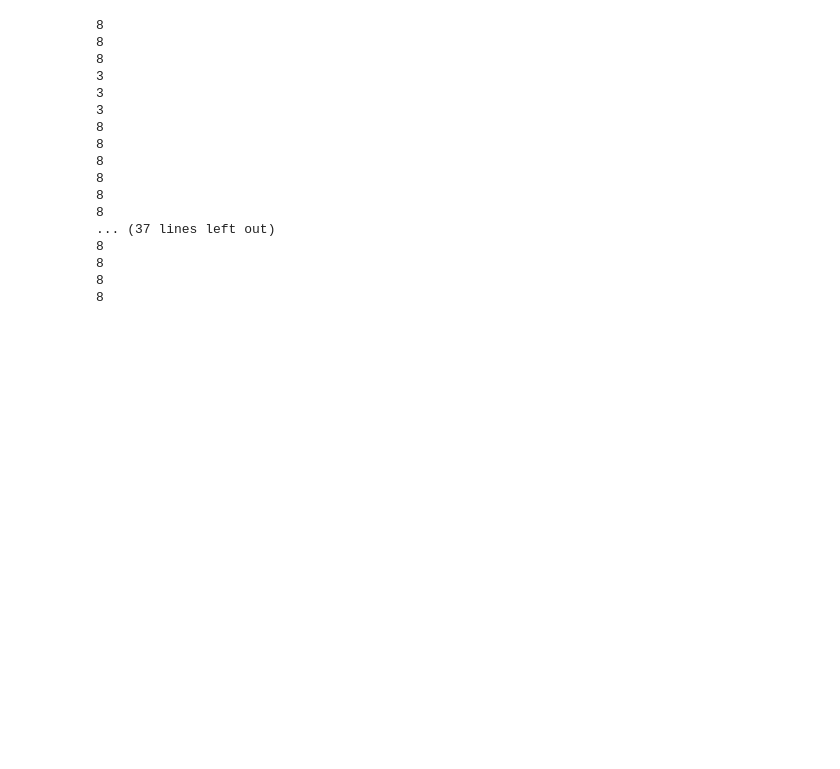
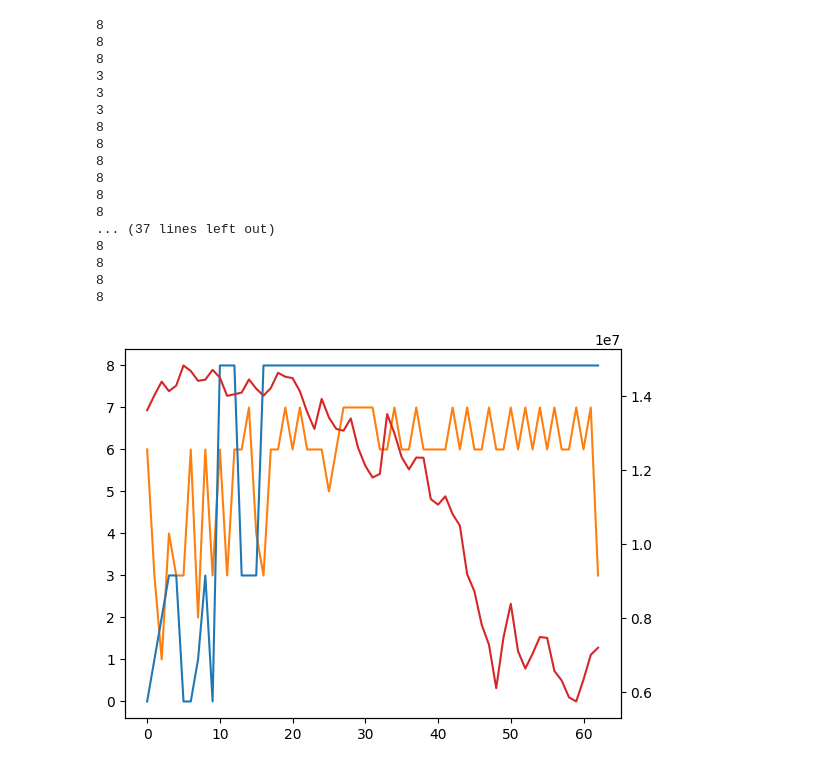
Before and after one commit to iQuHACK/2025-Moodys, a Jupyter notebook: main.ipynb, the cells around one changed output. Drawn from its saved outputs; the diff is of its cells as text; code cells hidden in the pictures; blank space fills up the shorter version.

Commit message:
new file:   KPAtlasDB_2022_en.csv 	new file:   Omicidi persone trans in Italia.csv 	new file:   SP5001.csv 	new file:   image.png 	new file:   main copy.ipynb 	modified:   main.ipynb 	modified:   sp500.csv 	new file:   sub.ipynb

```diff
--- a/main.ipynb
+++ b/main.ipynb
@@ -245,8 +245,42 @@ for i in range(len(point_clouds)):
 8
 8
 # %%
-from sklearn.model_selection import train_test_split
+from sklearn.linear_model import LinearRegression
 from tensorflow import keras
 from sklearn.preprocessing import LabelEncoder, OneHotEncoder, LabelBinarizer
 from sklearn.metrics import confusion_matrix, ConfusionMatrixDisplay, roc_curve, auc
 from itertools import cycle
+import matplotlib.pyplot as plt
+
+
+betti_num_arr_0 = []
+betti_num_arr_1 = []
+time_series_arr = []
+time_arr = []
+
+for i in range(len(point_clouds)):
+    betti_num_arr_0.append(classical_betti_solver(point_clouds[i], epsilon, 0))
+    betti_num_arr_1.append(classical_betti_solver(point_clouds[i], epsilon, 1))
+    time_series_arr.append(10 ** time_series[i])
+    time_arr.append(i)
+# %%
+y_0 = betti_num_arr_0
+y_1 = betti_num_arr_1
+y = time_series_arr
+x = time_arr
+
+
+#model = LinearRegression()
+#model.fit(x,y)
+
+fig, ax1 = plt.subplots()
+
+ax1.plot(x,y_0, color='tab:orange')
+ax1.plot(x,y_1, color='tab:blue')
+
+ax2 = ax1.twinx()
+ax2.plot(x, y, color='tab:red')
+
+plt.show()
+# %% [output]
+[figure, added]
```
